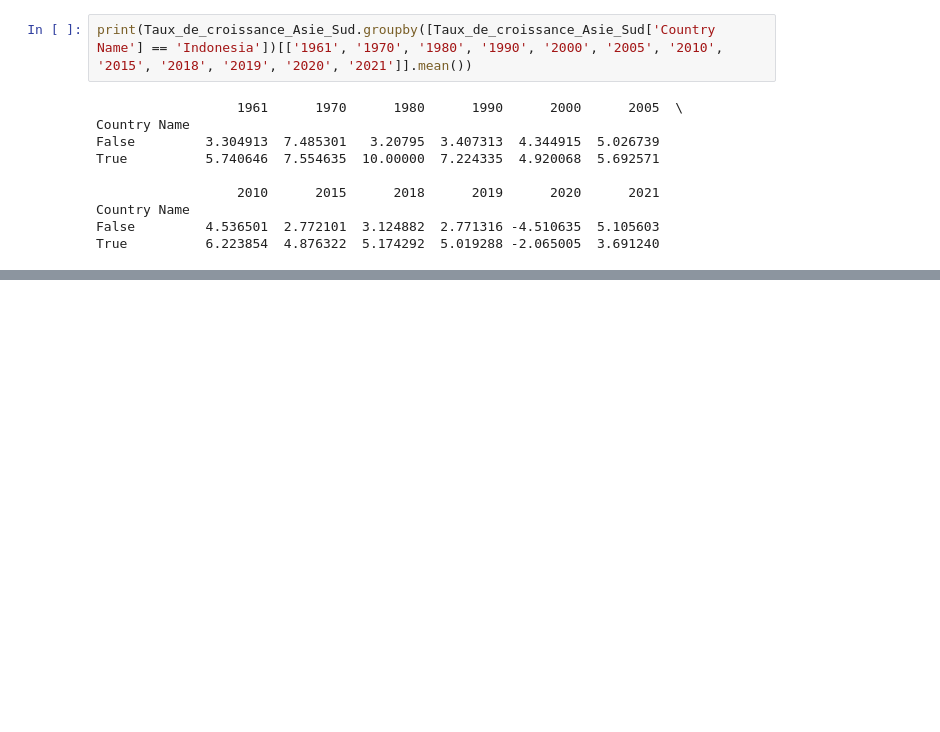
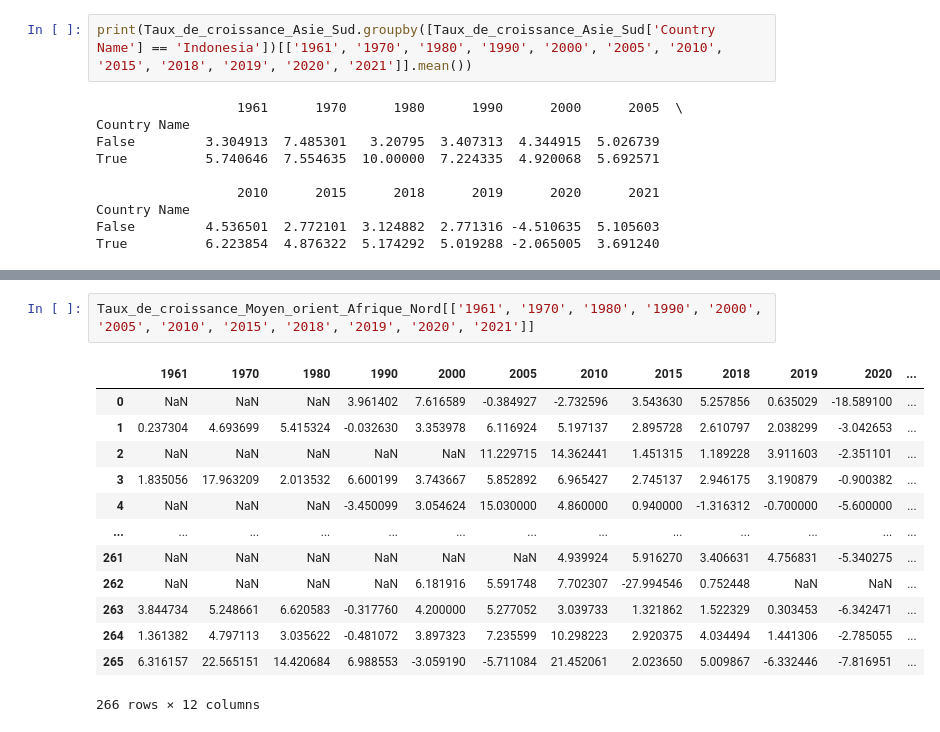
Before and after one commit to NOURDINEEEE/Projet_blanc_Dash1, a Jupyter notebook: Notebooks/Projet_blanc_donnees_mondiales.ipynb, the cells around one changed output, grey strips where cells are left out. Cells and saved outputs as stored; diff of their text form; blank space fills up the shorter version.

```diff
--- a/Notebooks/Projet_blanc_donnees_mondiales.ipynb
+++ b/Notebooks/Projet_blanc_donnees_mondiales.ipynb
@@ -274,3 +277,19 @@ True               NaN  4.669632  7.418740  7.949819  4.709973  3.486546
 Country Name
 False         4.549357  2.787491  3.135095  2.785324 -4.484199  5.103004
 True          2.971133  0.967497  2.590367  1.503428 -8.621135  4.322776
+# %%
+Taux_de_croissance_Moyen_orient_Afrique_Nord[['1961', '1970', '1980', '1990', '2000', '2005', '2010', '2015', '2018', '2019', '2020', '2021']]
+# %% [output]
+|  | 1961 | 1970 | 1980 | 1990 | 2000 | 2005 | 2010 | 2015 | 2018 | 2019 | 2020 | ... |
+| 0 | NaN | NaN | NaN | 3.961402 | 7.616589 | -0.384927 | -2.732596 | 3.543630 | 5.257856 | 0.635029 | -18.589100 | ... |
+| 1 | 0.237304 | 4.693699 | 5.415324 | -0.032630 | 3.353978 | 6.116924 | 5.197137 | 2.895728 | 2.610797 | 2.038299 | -3.042653 | ... |
+| 2 | NaN | NaN | NaN | NaN | NaN | 11.229715 | 14.362441 | 1.451315 | 1.189228 | 3.911603 | -2.351101 | ... |
+| 3 | 1.835056 | 17.963209 | 2.013532 | 6.600199 | 3.743667 | 5.852892 | 6.965427 | 2.745137 | 2.946175 | 3.190879 | -0.900382 | ... |
+| 4 | NaN | NaN | NaN | -3.450099 | 3.054624 | 15.030000 | 4.860000 | 0.940000 | -1.316312 | -0.700000 | -5.600000 | ... |
+| ... | ... | ... | ... | ... | ... | ... | ... | ... | ... | ... | ... | ... |
+| 261 | NaN | NaN | NaN | NaN | NaN | NaN | 4.939924 | 5.916270 | 3.406631 | 4.756831 | -5.340275 | ... |
+| 262 | NaN | NaN | NaN | NaN | 6.181916 | 5.591748 | 7.702307 | -27.994546 | 0.752448 | NaN | NaN | ... |
+| 263 | 3.844734 | 5.248661 | 6.620583 | -0.317760 | 4.200000 | 5.277052 | 3.039733 | 1.321862 | 1.522329 | 0.303453 | -6.342471 | ... |
+| 264 | 1.361382 | 4.797113 | 3.035622 | -0.481072 | 3.897323 | 7.235599 | 10.298223 | 2.920375 | 4.034494 | 1.441306 | -2.785055 | ... |
+| 265 | 6.316157 | 22.565151 | 14.420684 | 6.988553 | -3.059190 | -5.711084 | 21.452061 | 2.023650 | 5.009867 | -6.332446 | -7.816951 | ... |
+266 rows × 12 columns
```
Also changed, not shown: parts of 6 cells of this notebook.
